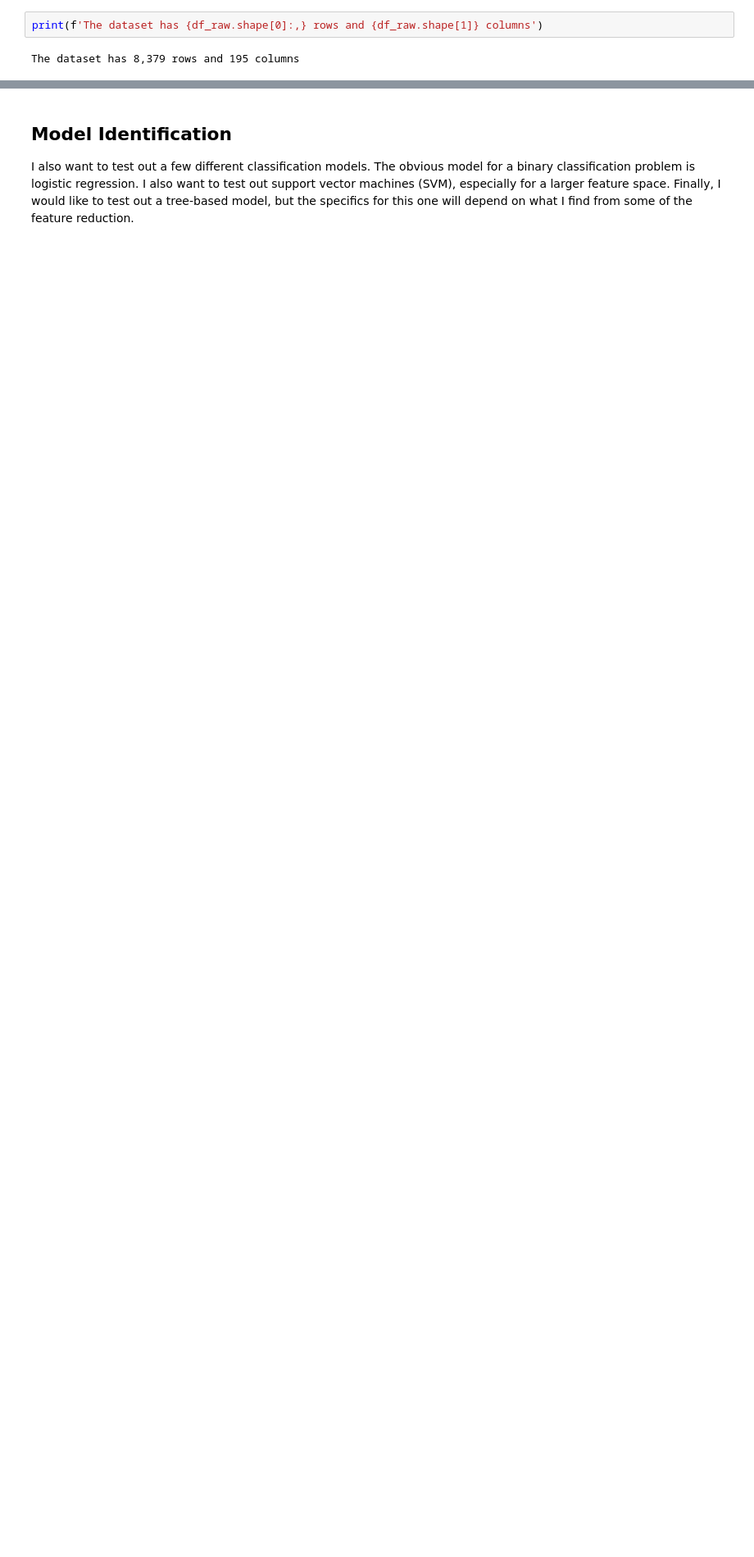
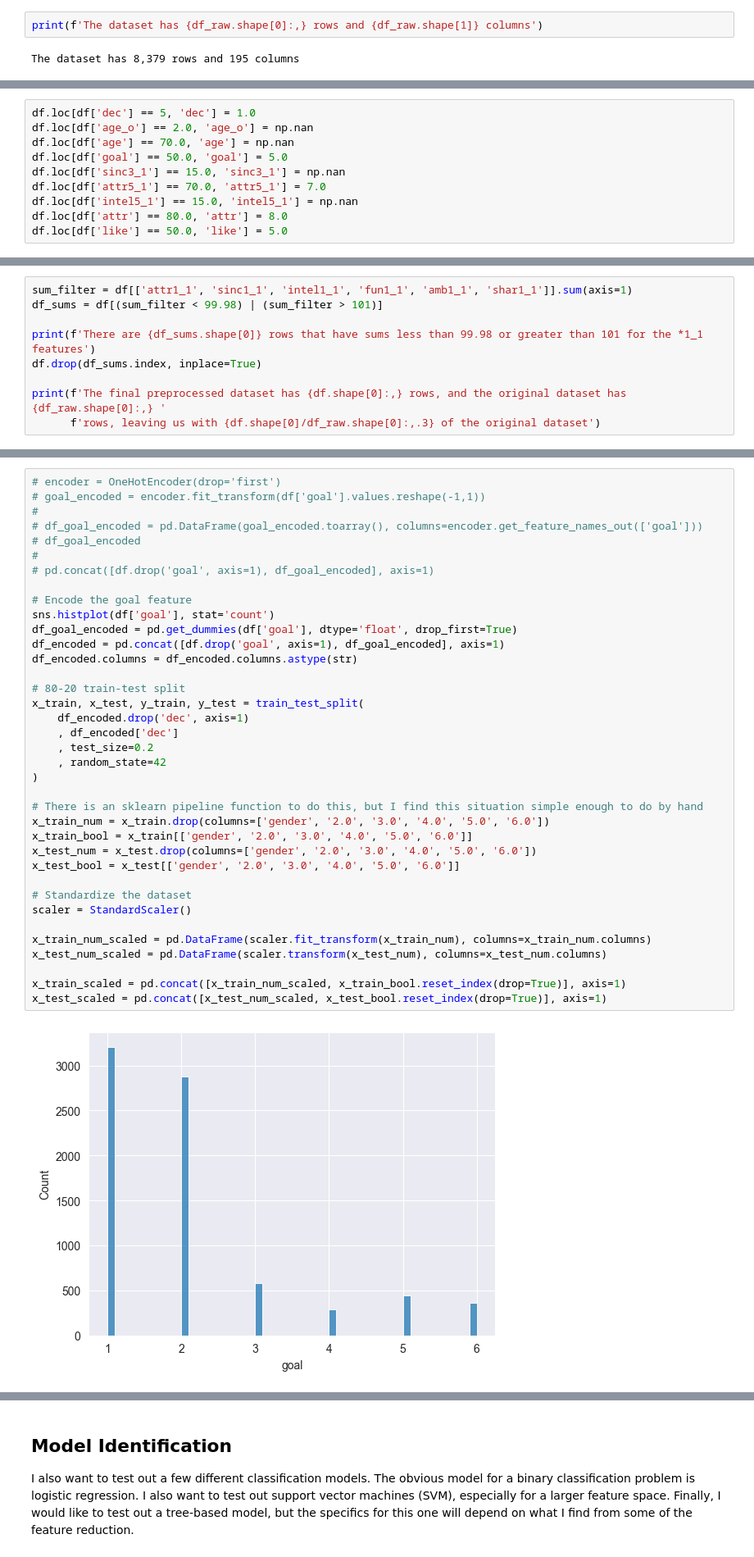
Before and after one commit to jhleakakos/msds-supervised-learning-final, a Jupyter notebook: speedy_dates.ipynb, the cells around one changed output, grey strips where cells are left out. Shown at 82% size. Saved outputs shown, nothing was run; the diff lists cells and outputs as text; blank space fills up the shorter version.

```diff
--- a/speedy_dates.ipynb
+++ b/speedy_dates.ipynb
@@ -293,0 +329,10 @@ df.head()
+# %%
+df.loc[df['dec'] == 5, 'dec'] = 1.0
+df.loc[df['age_o'] == 2.0, 'age_o'] = np.nan
+df.loc[df['age'] == 70.0, 'age'] = np.nan
+df.loc[df['goal'] == 50.0, 'goal'] = 5.0
+df.loc[df['sinc3_1'] == 15.0, 'sinc3_1'] = np.nan
+df.loc[df['attr5_1'] == 70.0, 'attr5_1'] = 7.0
+df.loc[df['intel5_1'] == 15.0, 'intel5_1'] = np.nan
+df.loc[df['attr'] == 80.0, 'attr'] = 8.0
+df.loc[df['like'] == 50.0, 'like'] = 5.0
@@ -293,0 +575,9 @@ df.head()
+# %%
+sum_filter = df[['attr1_1', 'sinc1_1', 'intel1_1', 'fun1_1', 'amb1_1', 'shar1_1']].sum(axis=1)
+df_sums = df[(sum_filter < 99.98) | (sum_filter > 101)]
+
+print(f'There are {df_sums.shape[0]} rows that have sums less than 99.98 or greater than 101 for the *1_1 features')
+df.drop(df_sums.index, inplace=True)
+
+print(f'The final preprocessed dataset has {df.shape[0]:,} rows, and the original dataset has {df_raw.shape[0]:,} '
+      f'rows, leaving us with {df.shape[0]/df_raw.shape[0]:,.3} of the original dataset')
@@ -293,0 +623,39 @@ df.head()
+# %%
+# encoder = OneHotEncoder(drop='first')
+# goal_encoded = encoder.fit_transform(df['goal'].values.reshape(-1,1))
+#
+# df_goal_encoded = pd.DataFrame(goal_encoded.toarray(), columns=encoder.get_feature_names_out(['goal']))
+# df_goal_encoded
+#
+# pd.concat([df.drop('goal', axis=1), df_goal_encoded], axis=1)
+
+# Encode the goal feature
+sns.histplot(df['goal'], stat='count')
+df_goal_encoded = pd.get_dummies(df['goal'], dtype='float', drop_first=True)
+df_encoded = pd.concat([df.drop('goal', axis=1), df_goal_encoded], axis=1)
+df_encoded.columns = df_encoded.columns.astype(str)
+
+# 80-20 train-test split
+x_train, x_test, y_train, y_test = train_test_split(
+    df_encoded.drop('dec', axis=1)
+    , df_encoded['dec']
+    , test_size=0.2
+    , random_state=42
+)
+
+# There is an sklearn pipeline function to do this, but I find this situation simple enough to do by hand
+x_train_num = x_train.drop(columns=['gender', '2.0', '3.0', '4.0', '5.0', '6.0'])
+x_train_bool = x_train[['gender', '2.0', '3.0', '4.0', '5.0', '6.0']]
+x_test_num = x_test.drop(columns=['gender', '2.0', '3.0', '4.0', '5.0', '6.0'])
+x_test_bool = x_test[['gender', '2.0', '3.0', '4.0', '5.0', '6.0']]
+
+# Standardize the dataset
+scaler = StandardScaler()
+
+x_train_num_scaled = pd.DataFrame(scaler.fit_transform(x_train_num), columns=x_train_num.columns)
+x_test_num_scaled = pd.DataFrame(scaler.transform(x_test_num), columns=x_test_num.columns)
+
+x_train_scaled = pd.concat([x_train_num_scaled, x_train_bool.reset_index(drop=True)], axis=1)
+x_test_scaled = pd.concat([x_test_num_scaled, x_test_bool.reset_index(drop=True)], axis=1)
+# %% [output]
+[figure, added]
```
Also changed, not shown: parts of 30 cells of this notebook, 1 other file.
